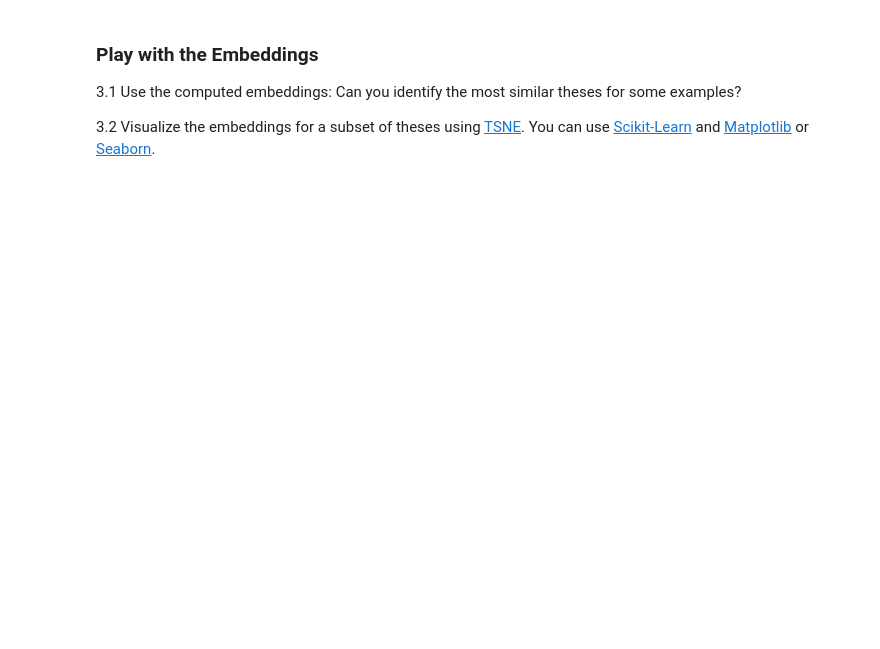
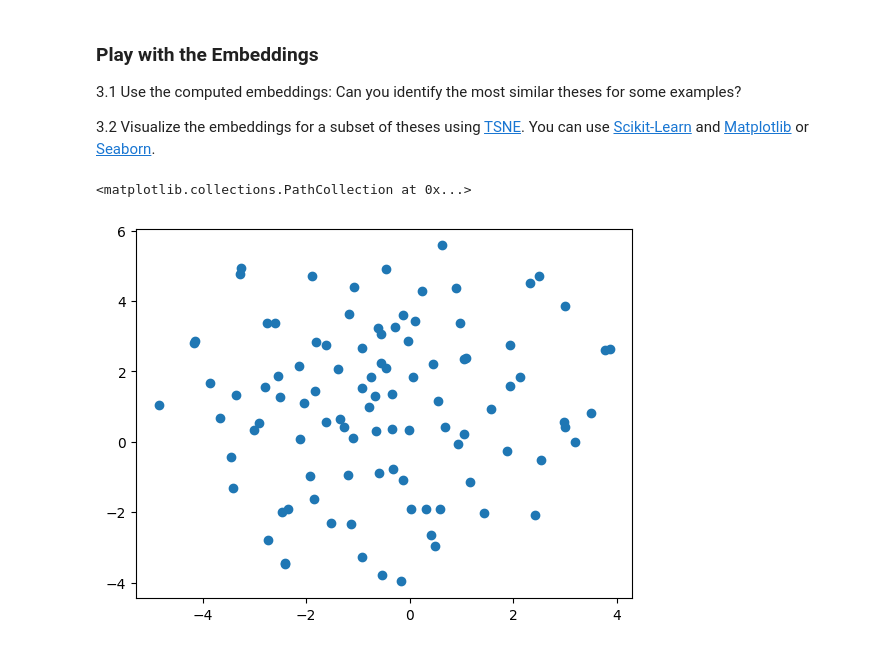
Before and after one commit to LukasKifmann/seqlrn-assignments, a Jupyter notebook: 4-nnet/1-word2vec.ipynb, the cells around one changed output. Saved outputs shown, nothing was run; the diff lists cells and outputs as text; code cells hidden in the pictures; blank space fills up the shorter version.

Commit message:
finished word2vec

```diff
--- a/4-nnet/1-word2vec.ipynb
+++ b/4-nnet/1-word2vec.ipynb
@@ -44,11 +44,8 @@ from typing import TypedDict, Iterator, Iterable, Optional
 from dataclasses import dataclass
 import re
 from math import floor, ceil
-
-if torch.cuda.is_available():
-    device = torch.device("cuda:0")
-else:
-    device = torch.device("cpu")
+from sklearn.manifold import TSNE
+import matplotlib.pyplot as plt
 # %% [markdown]
 ### Prepare the Data
 
@@ -248,11 +245,14 @@ class BatchAllocator(Iterable[Batch]):
                 o_idx_set.add(l)
         p_idcs = list(p_idx_set)
         o_idcs = list(o_idx_set)
-        x_in = torch.zeros((size, 1, len(p_idcs)), dtype=torch.float32, device=self.device)
-        p = torch.empty((1, len(p_idcs), self.P.shape[1]), dtype=torch.float32, device=self.device)
-        o = torch.empty((1, self.O.shape[1], len(o_idcs)), dtype=torch.float32, device=self.device)
-        x_out = torch.zeros((size, len(o_idcs), self.__samples_per_input), dtype=torch.float32, device=self.device)
-        y = torch.zeros((size, self.__samples_per_input), dtype=torch.float32, device=self.device)
+        x_in = torch.zeros((size, 1, len(p_idcs)), dtype=torch.float32,)
+        p = torch.empty((1, len(p_idcs), self.P.shape[1]), dtype=torch.float32)
+        o = torch.empty((1, self.O.shape[1], len(o_idcs)), dtype=torch.float32)
+        x_out = torch.zeros((size, len(o_idcs), self.__samples_per_input), dtype=torch.float32)
+        y = torch.hstack((
+            torch.ones((size, len(self.__data_list[0][1])), dtype=torch.float32, device=self.device),
+            torch.zeros((size, len(self.__data_list[1][2])), dtype=torch.float32, device=self.device)
+        ))
         for k in range(size):
             center, positive, negative = self.__data_list[i + k]
             x_in[k, 0, p_idcs.index(center)] = 1
@@ -265,7 +265,7 @@ class BatchAllocator(Iterable[Batch]):
             p[0, row, :] = self.P[p_idx, :]
         for col, o_idx in enumerate(o_idcs):
             o[0, :, col] = self.O[o_idx, :]
-        return Batch(x_in, x_out, torch.nn.Parameter(p), torch.nn.Parameter(o), y, p_idcs, o_idcs) # type: ignore
+        return Batch(x_in.to(self.device), x_out.to(self.device), torch.nn.Parameter(p.to(self.device)), torch.nn.Parameter(o.to(self.device)), y, p_idcs, o_idcs) # type: ignore
 
     def __idcs(self) -> Iterator[tuple[int, int]]:
         i = 0
@@ -310,6 +310,6 @@ def word2vec(voc_size: int, data_list: list[tuple[int, list[int], list[int]]], d
         print(f"    average loss: {running_loss / batch_count}")
     return P + O
 
-M = word2vec(len(idx2word), training_pairs, 300, 512, 100, 0.15)
+M = word2vec(len(idx2word), training_pairs, 300, 64, 100, 0.3)
 
 ### END YOUR CODE
@@ -360,25 +382,36 @@ print(nearest_neighbours("virtuelle", word2idx, idx2word, M, 5))
 
 ### YOUR CODE HERE
 
-def thesis_embedding(thesis: Thesis, word2idx: dict[str, int], M: torch.Tensor):
+SAMPLE_COUNT = 100
+
+def thesis_embedding(thesis: Thesis, word2idx: dict[str, int], M: torch.Tensor) -> torch.Tensor:
     total = torch.zeros(M.shape[1], dtype=M.dtype)
     for i in map(lambda t: word2idx[t], tokenize(thesis.title)):
         total += M[i, :]
     for i in map(lambda t: word2idx[t], tokenize(thesis.abstract)):
         total += M[i, :]
-    return total.norm()
+    return total / total.norm()
 
-embeddings = []
+embedding_list = []
 for d in dataframe.to_dict("records"):
-    embeddings.append(thesis_embedding(Thesis(**d))) # type: ignore
+    if len(embedding_list) == SAMPLE_COUNT:
+        break
+    if d["language"] == "DE":
+        embedding_list.append(thesis_embedding(Thesis(**d), word2idx, M).numpy()) # type: ignore
+embeddings = np.array(embedding_list)
 
+tsne = TSNE(2)
+transformed = tsne.fit_transform(embeddings)
 
 ### END YOUR CODE
 # %%
 ### TODO: 3.2 Visualize the samples in the 2D space.
 
 ### YOUR CODE HERE
 
-
+plt.scatter(transformed[:, 0], transformed[:, 1])
 
 ### END YOUR CODE
+# %% [output]
+<matplotlib.collections.PathCollection at 0x...>
+[figure, added]
```
Also changed, not shown: parts of 2 cells of this notebook.
